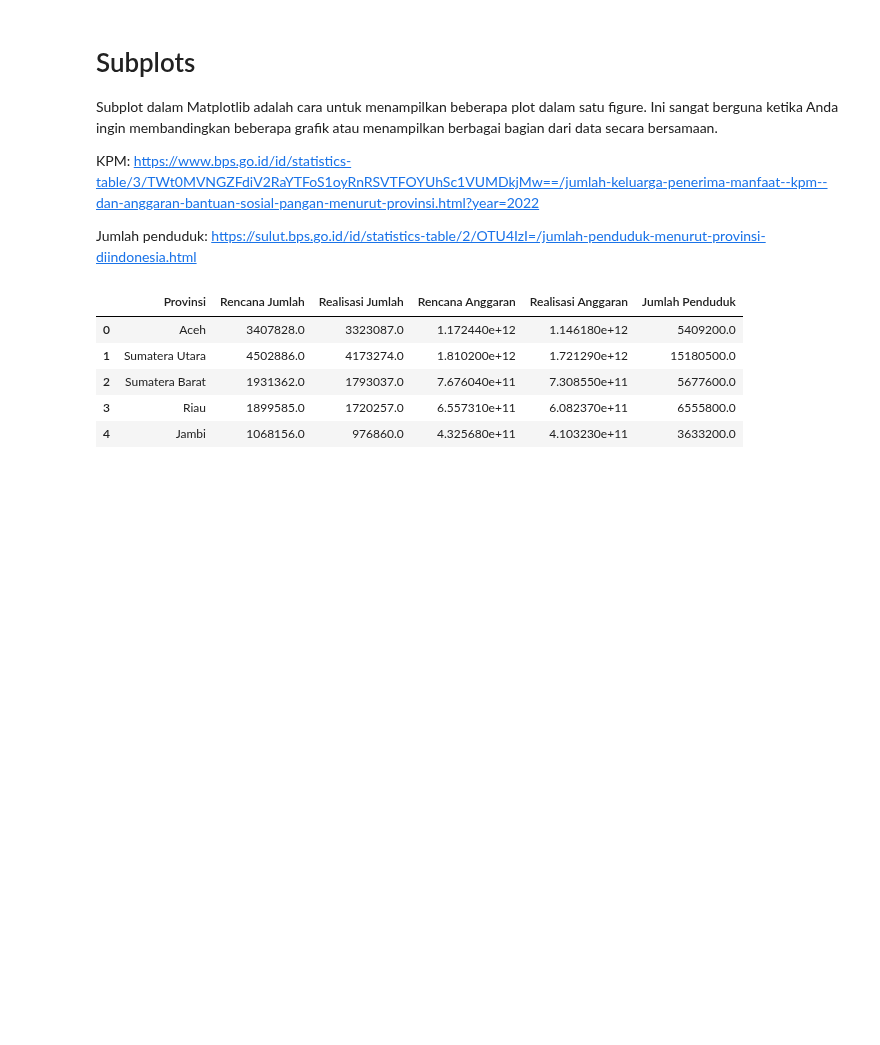
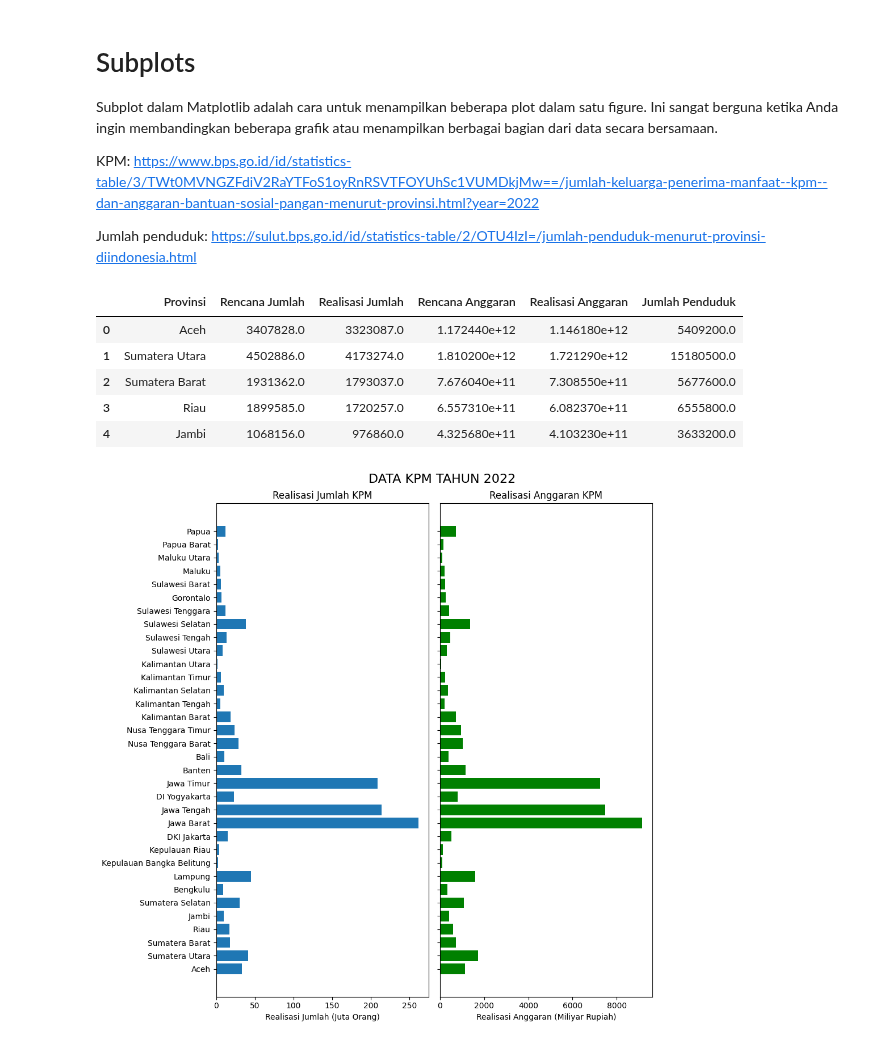
Before and after one commit to IdhamAbidinKaisilay/BelajarDataAnalyst, a Jupyter notebook: Subplots.ipynb, the cells around one changed output. Cells and saved outputs as stored; diff of their text form; code cells hidden in the pictures; blank space fills up the shorter version.

```diff
--- a/Subplots.ipynb
+++ b/Subplots.ipynb
@@ -22,3 +22,21 @@ df.head()
 | 2 | Sumatera Barat | 1931362.0 | 1793037.0 | 7.676040e+11 | 7.308550e+11 | 5677600.0 |
 | 3 | Riau | 1899585.0 | 1720257.0 | 6.557310e+11 | 6.082370e+11 | 6555800.0 |
 | 4 | Jambi | 1068156.0 | 976860.0 | 4.325680e+11 | 4.103230e+11 | 3633200.0 |
+# %%
+fig, ax = plt.subplots(1, 2, figsize=(10, 10), sharey=True)
+
+ax[0].barh(df['Provinsi'], df['Realisasi Jumlah']/100000)
+ax[1].barh(df['Provinsi'], df['Realisasi Anggaran']/1000000000, color='green')
+
+ax[0].set_title('Realisasi Jumlah KPM')
+ax[1].set_title('Realisasi Anggaran KPM')
+
+ax[0].set_xlabel('Realisasi Jumlah (Juta Orang)')
+ax[1].set_xlabel('Realisasi Anggaran (Miliyar Rupiah)')
+
+fig.suptitle('DATA KPM TAHUN 2022', fontsize=16, x=0.615)
+fig.tight_layout()
+
+fig.show()
+# %% [output]
+[figure, added]
```
